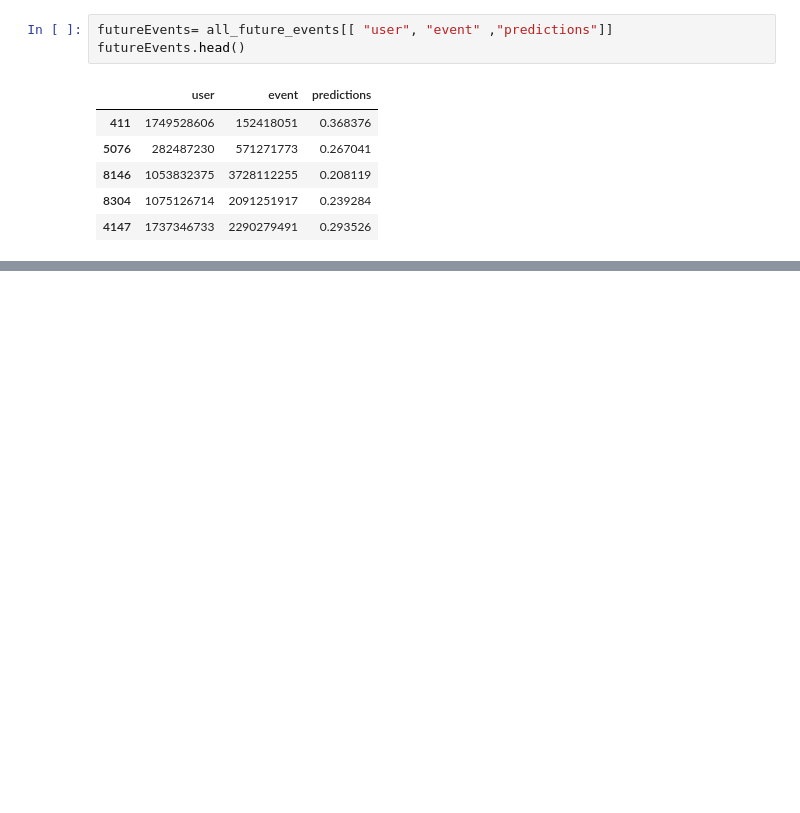
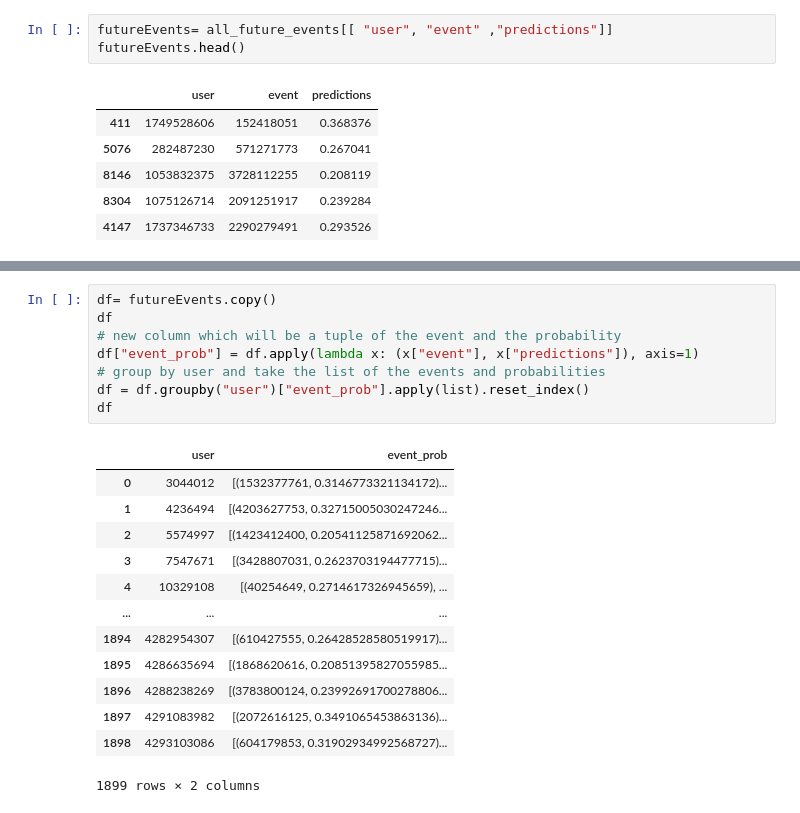
Before and after one commit to dsanmart/everywhere-reco, a Jupyter notebook: examples/models/model1.ipynb, the cells around one changed output, grey strips where cells are left out. Cells and saved outputs as stored; diff of their text form; blank space fills up the shorter version.

```diff
--- a/examples/models/model1.ipynb
+++ b/examples/models/model1.ipynb
@@ -669,0 +679,22 @@ futureEvents[futureEvents.user == user].sort_values(by="predictions", ascending=
+# %%
+df= futureEvents.copy()
+df
+# new column which will be a tuple of the event and the probability
+df["event_prob"] = df.apply(lambda x: (x["event"], x["predictions"]), axis=1)
+# group by user and take the list of the events and probabilities
+df = df.groupby("user")["event_prob"].apply(list).reset_index()
+df
+# %% [output]
+|  | user | event_prob |
+| 0 | 3044012 | [(1532377761, 0.3146773321134172)... |
+| 1 | 4236494 | [(4203627753, 0.32715005030247246... |
+| 2 | 5574997 | [(1423412400, 0.20541125871692062... |
+| 3 | 7547671 | [(3428807031, 0.2623703194477715)... |
+| 4 | 10329108 | [(40254649, 0.2714617326945659), ... |
+| ... | ... | ... |
+| 1894 | 4282954307 | [(610427555, 0.26428528580519917)... |
+| 1895 | 4286635694 | [(1868620616, 0.20851395827055985... |
+| 1896 | 4288238269 | [(3783800124, 0.23992691700278806... |
+| 1897 | 4291083982 | [(2072616125, 0.3491065453863136)... |
+| 1898 | 4293103086 | [(604179853, 0.31902934992568727)... |
+1899 rows × 2 columns
```
Also changed, not shown: parts of 6 cells of this notebook.
